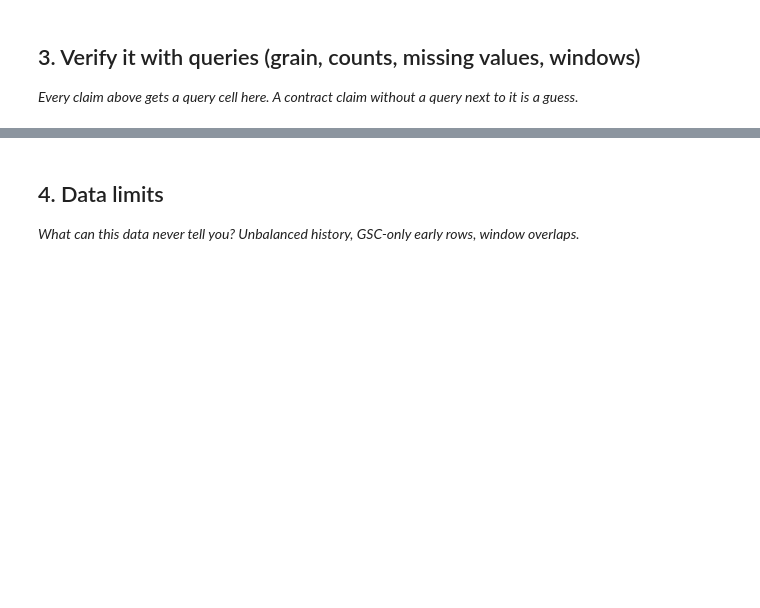
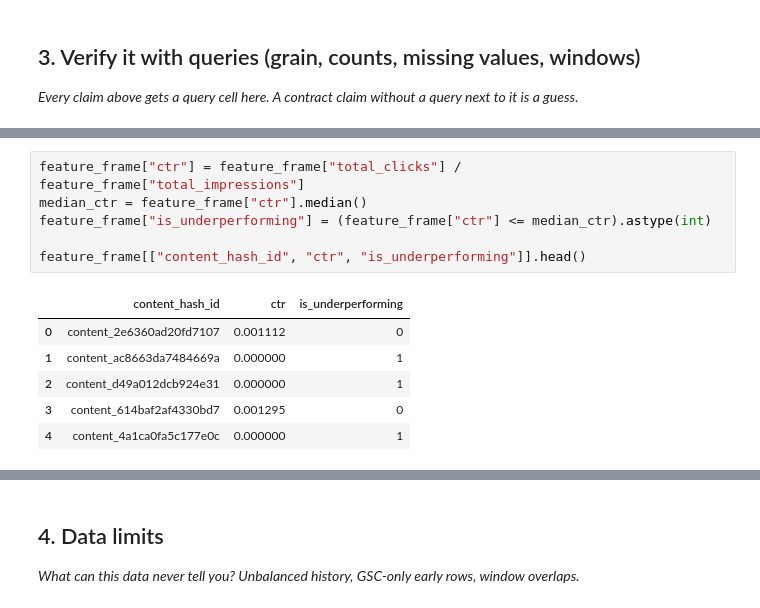
Before and after one commit to omarsamehabobaker619-bot/flyrank-ml-internship, a Jupyter notebook: work/notebooks/w03_data_contract.ipynb, the cells around one changed output, grey strips where cells are left out. Cells and saved outputs as stored; diff of their text form; blank space fills up the shorter version.

```diff
--- a/work/notebooks/w03_data_contract.ipynb
+++ b/work/notebooks/w03_data_contract.ipynb
@@ -20,0 +176,13 @@ This skeleton is yours to fill. Work the sections **in order** — each one has
+# %%
+feature_frame["ctr"] = feature_frame["total_clicks"] / feature_frame["total_impressions"]
+median_ctr = feature_frame["ctr"].median()
+feature_frame["is_underperforming"] = (feature_frame["ctr"] <= median_ctr).astype(int)
+
+feature_frame[["content_hash_id", "ctr", "is_underperforming"]].head()
+# %% [output]
+|  | content_hash_id | ctr | is_underperforming |
+| 0 | content_2e6360ad20fd7107 | 0.001112 | 0 |
+| 1 | content_ac8663da7484669a | 0.000000 | 1 |
+| 2 | content_d49a012dcb924e31 | 0.000000 | 1 |
+| 3 | content_614baf2af4330bd7 | 0.001295 | 0 |
+| 4 | content_4a1ca0fa5c177e0c | 0.000000 | 1 |
```
Also changed, not shown: parts of 15 cells of this notebook.
